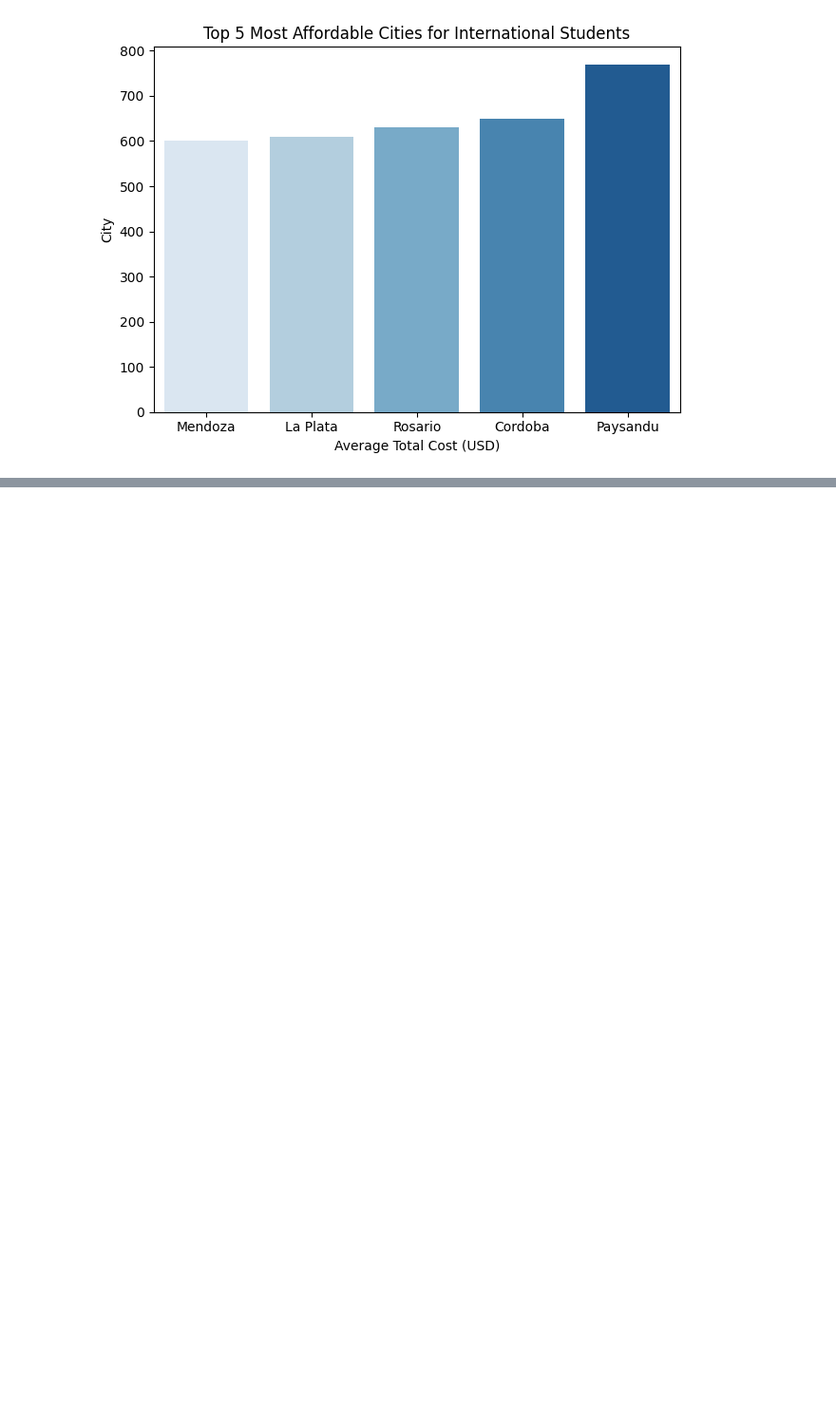
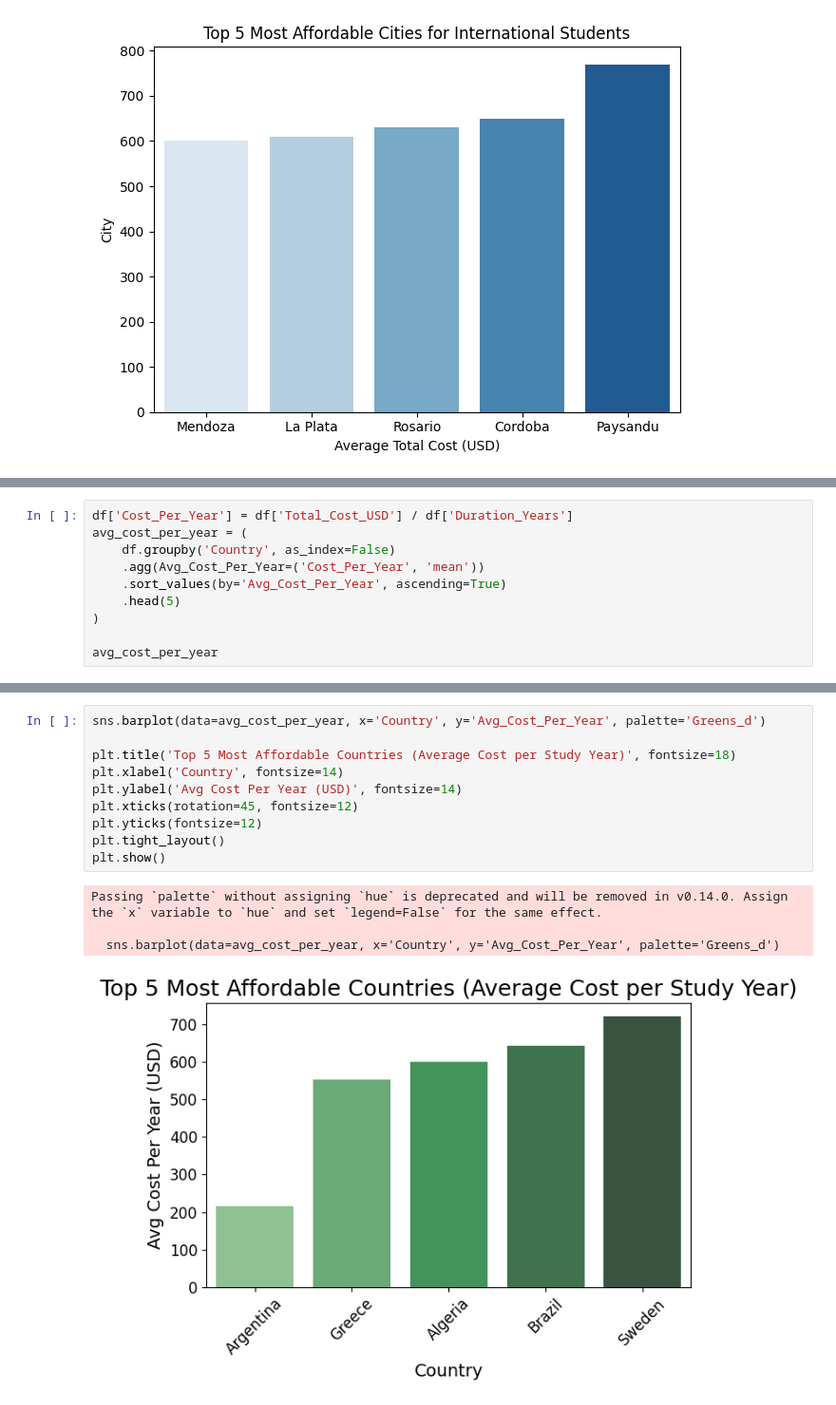
Before and after one commit to ChhailengTim/data_science_basic, a Jupyter notebook: Final Project/main/test.ipynb, the cells around one changed output, grey strips where cells are left out. Shown at 95% size. Cells and saved outputs as stored; diff of their text form; blank space fills up the shorter version.

```diff
--- a/Final Project/main/test.ipynb
+++ b/Final Project/main/test.ipynb
@@ -185,0 +218,10 @@ Passing `palette` without assigning `hue` is deprecated and will be removed in v
+# %%
+df['Cost_Per_Year'] = df['Total_Cost_USD'] / df['Duration_Years']
+avg_cost_per_year = (
+    df.groupby('Country', as_index=False)
+    .agg(Avg_Cost_Per_Year=('Cost_Per_Year', 'mean'))
+    .sort_values(by='Avg_Cost_Per_Year', ascending=True)
+    .head(5)
+)
+
+avg_cost_per_year
@@ -185,0 +235,15 @@ Passing `palette` without assigning `hue` is deprecated and will be removed in v
+# %%
+sns.barplot(data=avg_cost_per_year, x='Country', y='Avg_Cost_Per_Year', palette='Greens_d')
+
+plt.title('Top 5 Most Affordable Countries (Average Cost per Study Year)', fontsize=18)
+plt.xlabel('Country', fontsize=14)
+plt.ylabel('Avg Cost Per Year (USD)', fontsize=14)
+plt.xticks(rotation=45, fontsize=12)
+plt.yticks(fontsize=12)
+plt.tight_layout()
+plt.show()
+# %% [output]
+Passing `palette` without assigning `hue` is deprecated and will be removed in v0.14.0. Assign the `x` variable to `hue` and set `legend=False` for the same effect.
+
+  sns.barplot(data=avg_cost_per_year, x='Country', y='Avg_Cost_Per_Year', palette='Greens_d')
+[figure, added]
```
Also changed, not shown: parts of 6 cells of this notebook, 3 other files.
